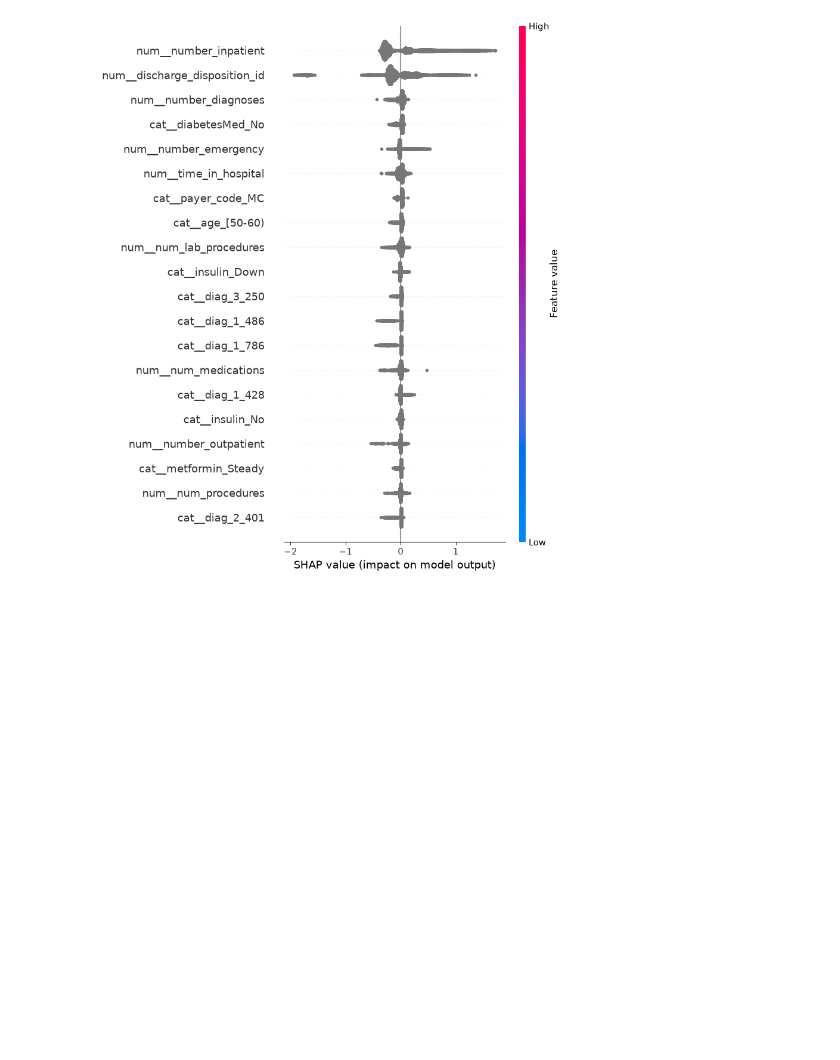
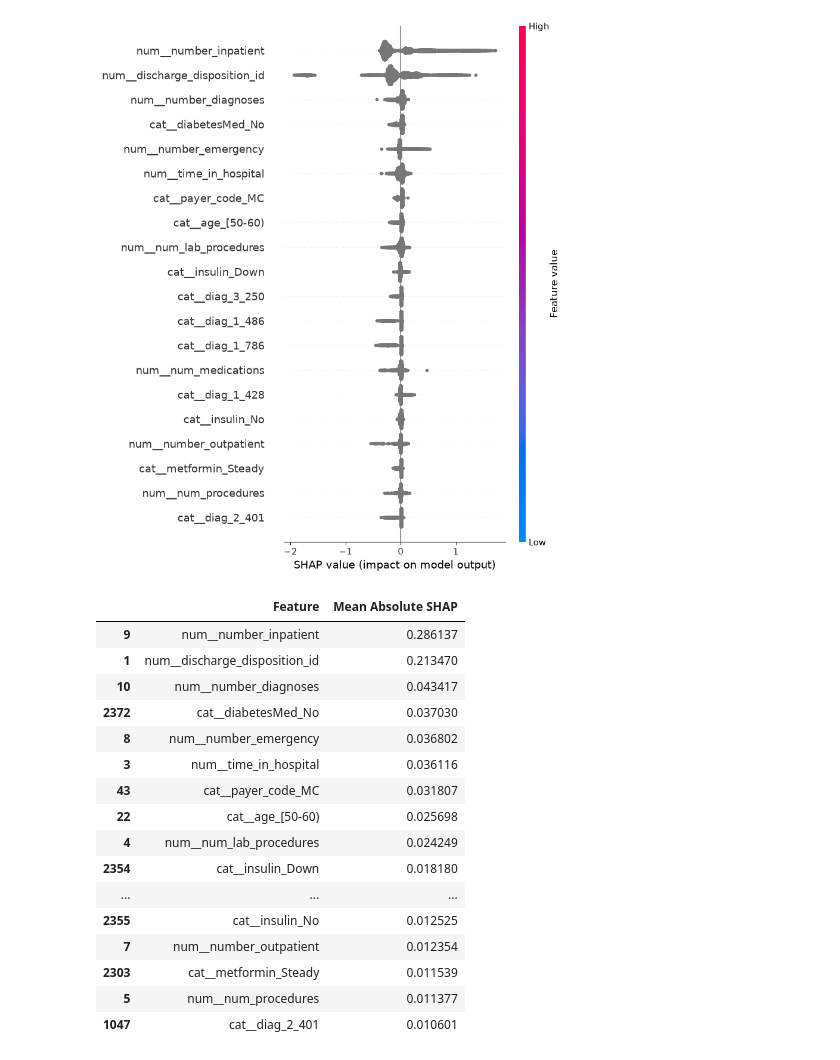
Before and after one commit to umayangi12/ResearchProject, a Jupyter notebook: JupyterNotebook/ModelTraining.ipynb, the cells around one changed output. Cells and saved outputs as stored; diff of their text form; code cells hidden in the pictures; blank space fills up the shorter version.

```diff
--- a/JupyterNotebook/ModelTraining.ipynb
+++ b/JupyterNotebook/ModelTraining.ipynb
@@ -1564,3 +1564,36 @@ shap.summary_plot(
 )
 # %% [output]
 [figure]
+# %%
+#SHAP importance table
+mean_abs_shap = np.abs(shap_values).mean(axis=0)
+
+shap_importance = pd.DataFrame({
+    "Feature": feature_names_xgb,
+    "Mean Absolute SHAP": mean_abs_shap
+})
+
+shap_importance = shap_importance.sort_values(
+    "Mean Absolute SHAP",
+    ascending=False
+)
+
+shap_importance.head(20)
+# %% [output]
+|  | Feature | Mean Absolute SHAP |
+| 9 | num__number_inpatient | 0.286137 |
+| 1 | num__discharge_disposition_id | 0.213470 |
+| 10 | num__number_diagnoses | 0.043417 |
+| 2372 | cat__diabetesMed_No | 0.037030 |
+| 8 | num__number_emergency | 0.036802 |
+| 3 | num__time_in_hospital | 0.036116 |
+| 43 | cat__payer_code_MC | 0.031807 |
+| 22 | cat__age_[50-60) | 0.025698 |
+| 4 | num__num_lab_procedures | 0.024249 |
+| 2354 | cat__insulin_Down | 0.018180 |
+| ... | ... | ... |
+| 2355 | cat__insulin_No | 0.012525 |
+| 7 | num__number_outpatient | 0.012354 |
+| 2303 | cat__metformin_Steady | 0.011539 |
+| 5 | num__num_procedures | 0.011377 |
+| 1047 | cat__diag_2_401 | 0.010601 |
```
Also changed, not shown: parts of 22 cells of this notebook.
